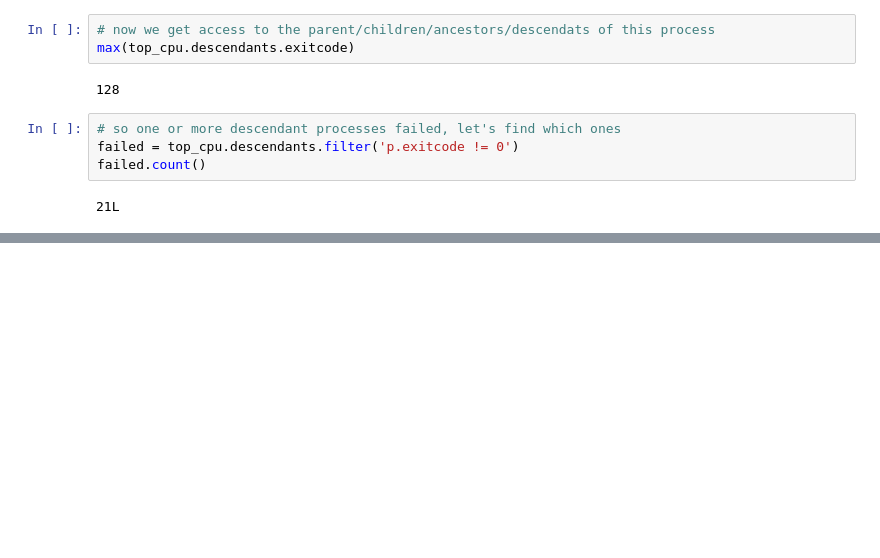
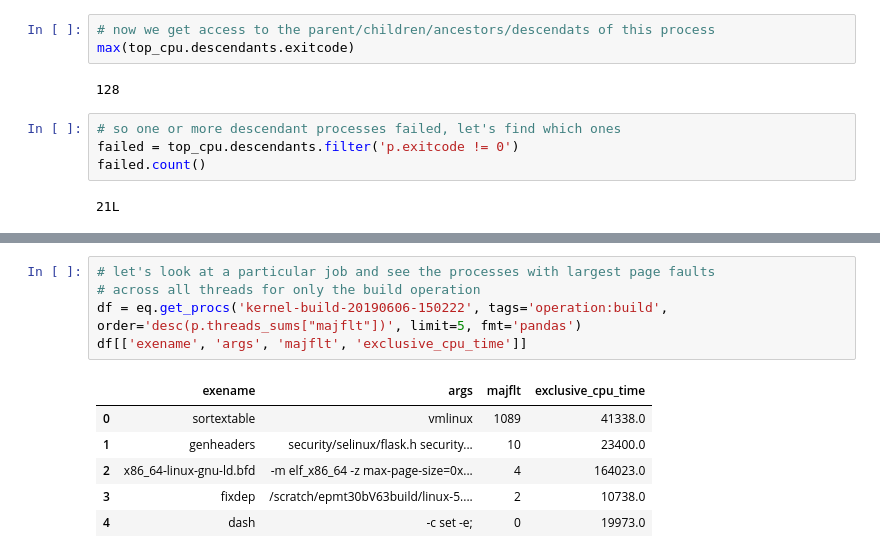
Before and after one commit to ilaflott/epmt, a Jupyter notebook: Query-API.ipynb, the cells around one changed output, grey strips where cells are left out. Drawn from its saved outputs; the diff is of its cells as text; blank space fills up the shorter version.

```diff
--- a/Query-API.ipynb
+++ b/Query-API.ipynb
@@ -647,0 +692,12 @@ df[['exename', 'args', 'start', 'end', 'pid', 'ppid', 'exitcode']]
+# %%
+# let's look at a particular job and see the processes with largest page faults
+# across all threads for only the build operation
+df = eq.get_procs('kernel-build-20190606-150222', tags='operation:build', order='desc(p.threads_sums["majflt"])', limit=5, fmt='pandas')
+df[['exename', 'args', 'majflt', 'exclusive_cpu_time']]
+# %% [output]
+|  | exename | args | majflt | exclusive_cpu_time |
+| 0 | sortextable | vmlinux | 1089 | 41338.0 |
+| 1 | genheaders | security/selinux/flask.h security... | 10 | 23400.0 |
+| 2 | x86_64-linux-gnu-ld.bfd | -m elf_x86_64 -z max-page-size=0x... | 4 | 164023.0 |
+| 3 | fixdep | /scratch/epmt30bV63build/linux-5.... | 2 | 10738.0 |
+| 4 | dash | -c set -e; | 0 | 19973.0 |
```
Also changed, not shown: parts of 3 cells of this notebook.
